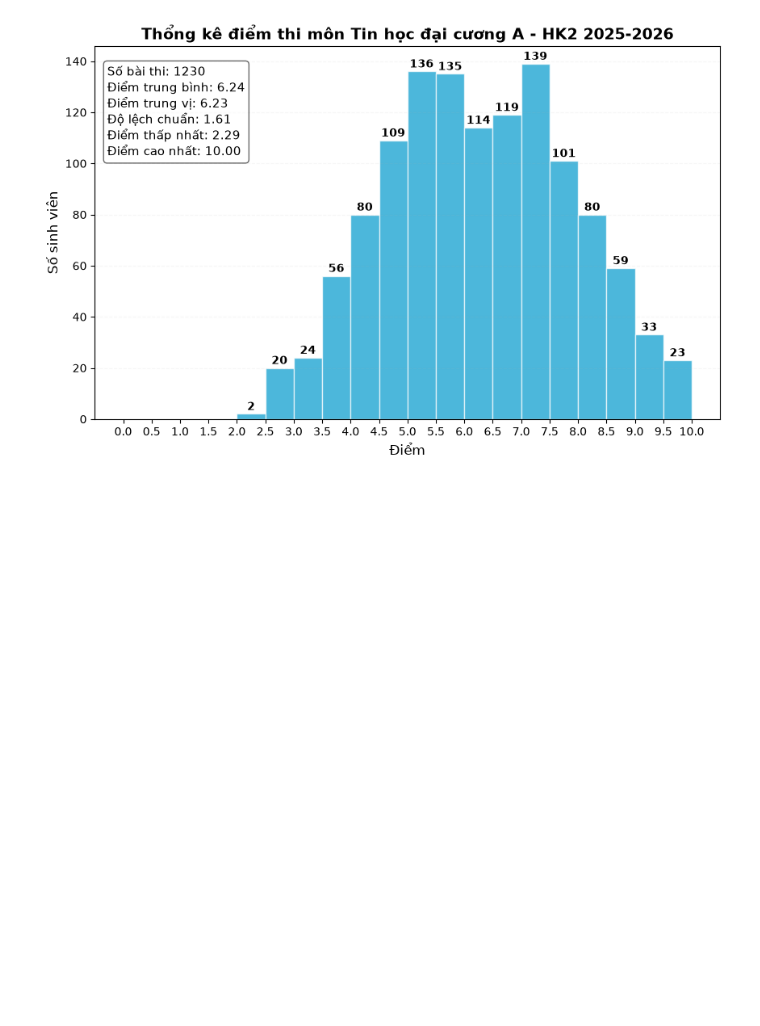
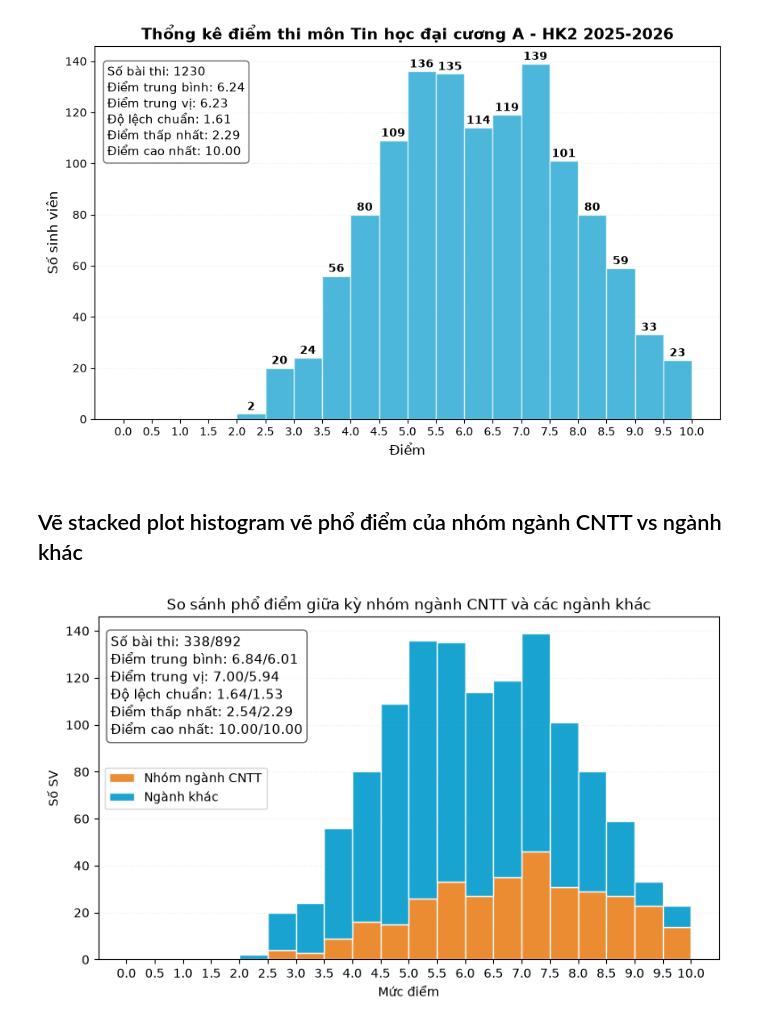
Before and after one commit to nd-hung/data-science-labs, a Jupyter notebook: labs/working-with-data.ipynb, the cells around one changed output. Cells and saved outputs as stored; diff of their text form; code cells hidden in the pictures; blank space fills up the shorter version.

```diff
--- a/labs/working-with-data.ipynb
+++ b/labs/working-with-data.ipynb
@@ -218,3 +218,71 @@ plt.savefig('THDC-Grade-Stats.png')
 plt.show()
 # %% [output]
 [figure]
+# %% [markdown]
+## Vẽ stacked plot histogram vẽ phổ điểm của nhóm ngành CNTT vs ngành khác
+# %%
+# Filter grades of IT group
+grades_cntt = grade_df[grade_df['MajorGroup'] == 'IT']
+# Filter grades of Non-IT group
+grades_others = grade_df[grade_df['MajorGroup'] == 'Non-IT']
+
+data1 = grades_cntt['Grade'].values
+data2 = grades_others['Grade'].values
+
+plt.figure(figsize=(9, 5))
+bins = np.arange(0, 10 + 0.25, 0.5)
+combined_data = np.hstack((data1, data2))
+counts, bins = np.histogram(combined_data, bins=bins) # grade interval = 0.5
+
+# Plot the histograms using the same bins
+plt.hist([data1, data2], stacked=True, bins=bins, alpha=0.9,
+         label=['Nhóm ngành CNTT','Ngành khác'], color=['#ea801c', '#0099cc'], edgecolor='white')
+
+# Compute basic statistics
+# IT major
+total_students_it = len(grades_cntt)
+mean_grade_it = grades_cntt['Grade'].mean()
+median_grade_it = grades_cntt['Grade'].median()
+std_it = grades_cntt['Grade'].std()
+min_grade_it = grades_cntt['Grade'].min()
+max_grade_it = grades_cntt['Grade'].max()
+
+# Non IT major
+total_students_others = len(grades_others)
+mean_grade_others = grades_others['Grade'].mean()
+median_grade_others = grades_others['Grade'].median()
+std_others = grades_others['Grade'].std()
+min_grade_others = grades_others['Grade'].min()
+max_grade_others = grades_others['Grade'].max()
+
+# Annotate statistics at top-left
+stats_text = "{}{}/{}\n{}{:.2f}/{:.2f}\n{}{:.2f}/{:.2f} \
+\n{}{:.2f}/{:.2f}\n{}{:.2f}/{:.2f}\n{}{:.2f}/{:.2f}".format("Số bài thi: ", total_students_it, total_students_others,
+                                                    "Điểm trung bình: ", mean_grade_it, mean_grade_others,
+                                                    "Điểm trung vị: ",  median_grade_it, median_grade_others,
+                                                    "Độ lệch chuẩn: ",std_it, std_others,
+                                                    "Điểm thấp nhất: ",min_grade_it, min_grade_others,
+                                                    "Điểm cao nhất: " ,max_grade_it, max_grade_others)
+plt.gca().text(
+    0.02, 0.95, stats_text,
+    transform=plt.gca().transAxes,
+    fontsize=11,
+    verticalalignment='top',
+    horizontalalignment='left',
+    bbox=dict(boxstyle='round', facecolor='white', alpha=0.6)
+)
+
+plt.xlabel('Mức điểm')
+plt.ylabel('Số SV')
+plt.title('So sánh phổ điểm giữa kỳ nhóm ngành CNTT và các ngành khác')
+plt.xticks(bins)
+plt.legend()
+#plt.grid(True, linestyle='--', alpha=0.7)
+plt.grid(axis='y', linestyle='--', alpha=0.1)
+plt.legend(loc='center left')
+# Save the chart to file
+plt.savefig('grade-by-major.pdf')
+# Show the plot
+plt.show()
+# %% [output]
+[figure, added]
```
Also changed, not shown: 1 other file.
